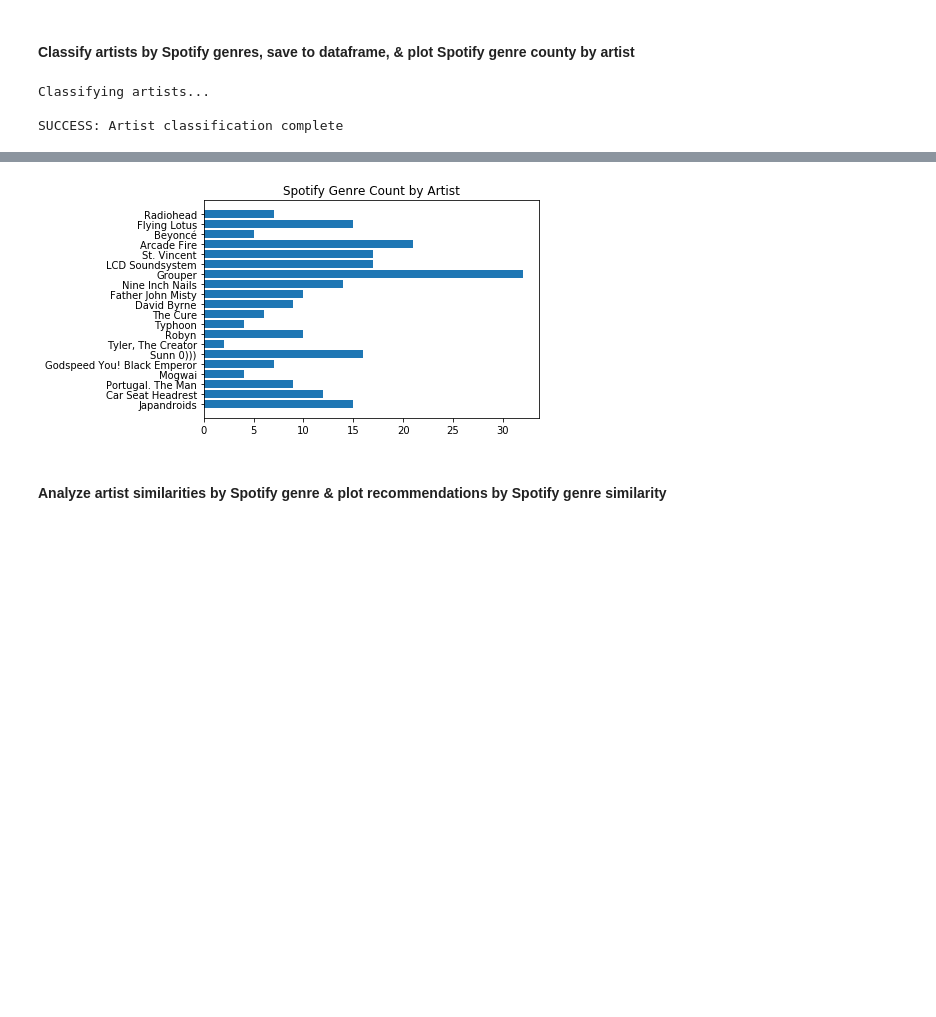
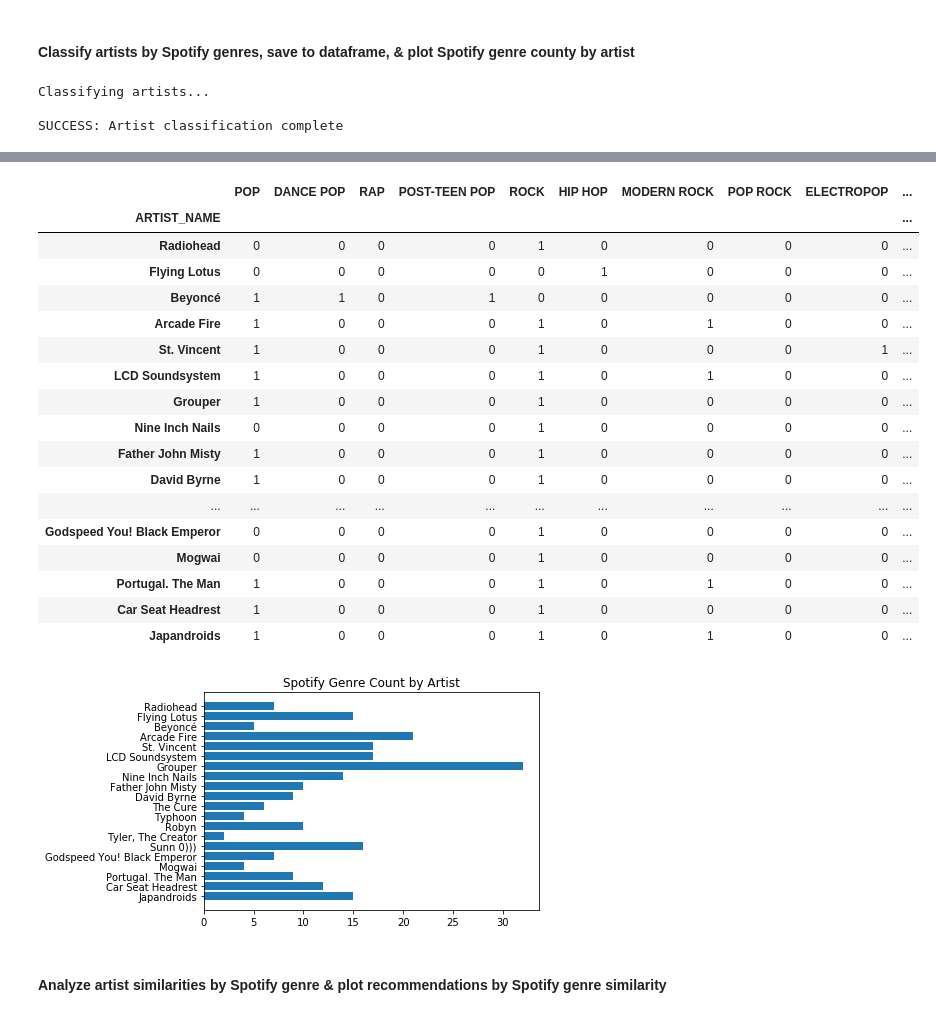
Before and after one commit to ajantonik-personal/data-analytics, a Jupyter notebook: jupyter-notebooks/spotify_api_artist_search_example_all.ipynb, the cells around one changed output, grey strips where cells are left out. Saved outputs shown, nothing was run; the diff lists cells and outputs as text; code cells hidden in the pictures; blank space fills up the shorter version.

```diff
--- a/jupyter-notebooks/spotify_api_artist_search_example_all.ipynb
+++ b/jupyter-notebooks/spotify_api_artist_search_example_all.ipynb
@@ -113,7 +124,20 @@ if ARTIST_LIST == ['FROM_FILE']:
 else:
     ARTIST_LIST = ARTIST_LIST
 ARTIST_COUNT = len(ARTIST_LIST)
-print("Artists: {}".format(ARTIST_COUNT))
+
+if ARTIST_COUNT < 2:
+    RECOMMEND_ARTISTS = False
+    GRAPH_RESULTS = GRAPH_RESULTS
+elif ARTIST_COUNT > 20:
+    RECOMMEND_ARTISTS = RECOMMEND_ARTISTS
+    GRAPH_RESULTS = False
+else:
+    RECOMMEND_ARTISTS = RECOMMEND_ARTISTS
+    GRAPH_RESULTS = GRAPH_RESULTS
+
+print("Artist count: {}".format(ARTIST_COUNT))
+print("Recommend artists? {}".format(RECOMMEND_ARTISTS))
+print("Graph results? {}".format(GRAPH_RESULTS))
 
 # API token endpoint
 API_TOKEN = 'https://accounts.spotify.com/api/token'
@@ -262,19 +288,24 @@ with tqdm(total=ARTIST_COUNT) as pbar:
         artist_count = artist_count + 1
     genres_by_artist_df.set_index('ARTIST_NAME', inplace=True)
 
+# Drop any genre that contains no artists
+genres_by_artist_df_nz = genres_by_artist_df.loc[:, (genres_by_artist_df != 0).any(axis=0)]
+genre_cols = list(genres_by_artist_df_nz)
+
 print("SUCCESS: Artist classification complete")
-display(HTML(genres_by_artist_df.to_html()))
+display(HTML(genres_by_artist_df_nz.to_html()))
 
-artist_names = []
-genre_counts = []
+if GRAPH_RESULTS == True:
+    artist_names = []
+    genre_counts = []
 
-for a in reversed(ARTIST_LIST):
-    artist_names.append(a)
-    genre_sum = genres_by_artist_df.loc[a].sum()
-    genre_counts.append(genre_sum)
+    for a in reversed(ARTIST_LIST):
+        artist_names.append(a)
+        genre_sum = genres_by_artist_df_nz.loc[a].sum()
+        genre_counts.append(genre_sum)
 
-plt.title("Spotify Genre Count by Artist")
-graph = plt.barh(artist_names, genre_counts)
+    plt.title("Spotify Genre Count by Artist")
+    graph = plt.barh(artist_names, genre_counts)
 # %% [output]
 Classifying artists...
 
@@ -283,3 +313,21 @@ SUCCESS: Artist classification complete
+|  | POP | DANCE POP | RAP | POST-TEEN POP | ROCK | HIP HOP | MODERN ROCK | POP ROCK | ELECTROPOP | ... |
+| ARTIST_NAME |  |  |  |  |  |  |  |  |  | ... |
+| Radiohead | 0 | 0 | 0 | 0 | 1 | 0 | 0 | 0 | 0 | ... |
+| Flying Lotus | 0 | 0 | 0 | 0 | 0 | 1 | 0 | 0 | 0 | ... |
+| Beyoncé | 1 | 1 | 0 | 1 | 0 | 0 | 0 | 0 | 0 | ... |
+| Arcade Fire | 1 | 0 | 0 | 0 | 1 | 0 | 1 | 0 | 0 | ... |
+| St. Vincent | 1 | 0 | 0 | 0 | 1 | 0 | 0 | 0 | 1 | ... |
+| LCD Soundsystem | 1 | 0 | 0 | 0 | 1 | 0 | 1 | 0 | 0 | ... |
+| Grouper | 1 | 0 | 0 | 0 | 1 | 0 | 0 | 0 | 0 | ... |
+| Nine Inch Nails | 0 | 0 | 0 | 0 | 1 | 0 | 0 | 0 | 0 | ... |
+| Father John Misty | 1 | 0 | 0 | 0 | 1 | 0 | 0 | 0 | 0 | ... |
+| David Byrne | 1 | 0 | 0 | 0 | 1 | 0 | 0 | 0 | 0 | ... |
+| ... | ... | ... | ... | ... | ... | ... | ... | ... | ... | ... |
+| Godspeed You! Black Emperor | 0 | 0 | 0 | 0 | 1 | 0 | 0 | 0 | 0 | ... |
+| Mogwai | 0 | 0 | 0 | 0 | 1 | 0 | 0 | 0 | 0 | ... |
+| Portugal. The Man | 1 | 0 | 0 | 0 | 1 | 0 | 1 | 0 | 0 | ... |
+| Car Seat Headrest | 1 | 0 | 0 | 0 | 1 | 0 | 0 | 0 | 0 | ... |
+| Japandroids | 1 | 0 | 0 | 0 | 1 | 0 | 1 | 0 | 0 | ... |
 [figure]
 # %% [markdown]
 #### Analyze artist similarities by Spotify genre & plot recommendations by Spotify genre similarity
```
Also changed, not shown: parts of 5 cells of this notebook, 1 other file.
